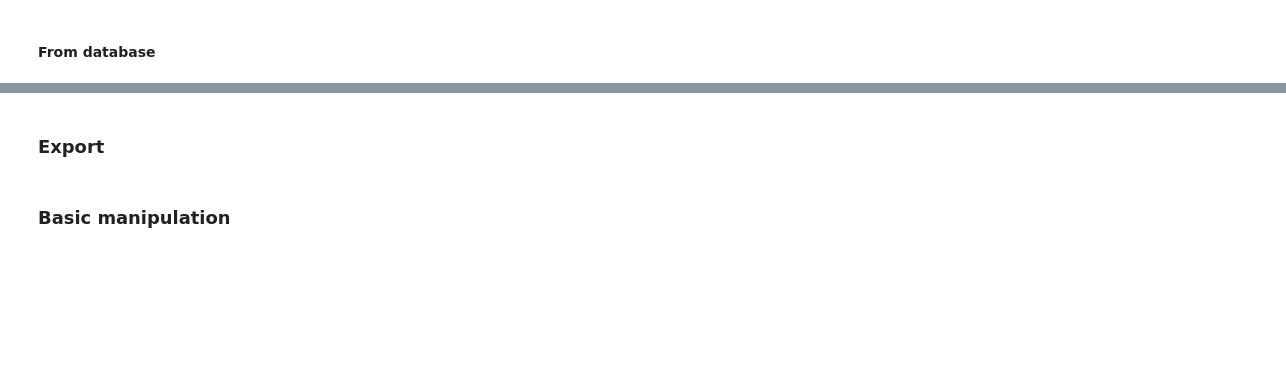
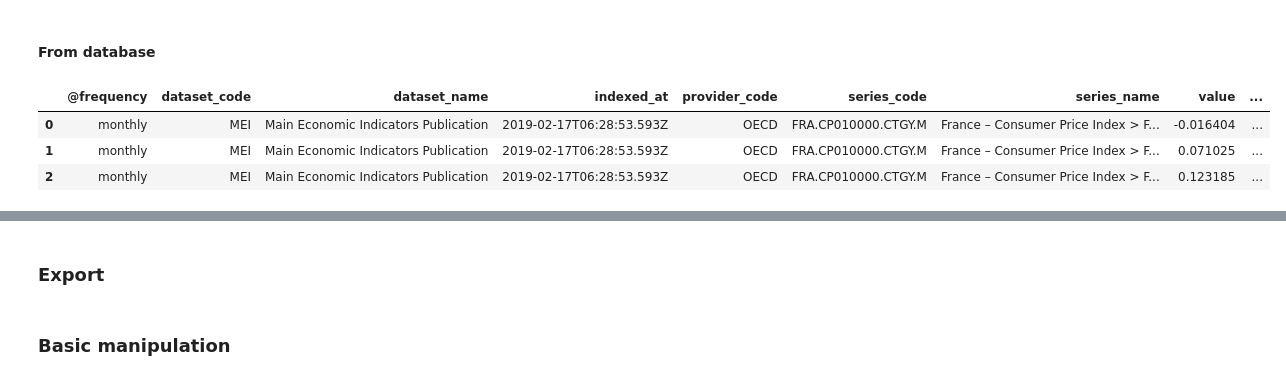
Before and after one commit to albop/modern_scientific_programming, a Jupyter notebook: Session_6/DataFrames.ipynb, the cells around one changed output, grey strips where cells are left out. Drawn from its saved outputs; the diff is of its cells as text; code cells hidden in the pictures; blank space fills up the shorter version.

```diff
--- a/Session_6/DataFrames.ipynb
+++ b/Session_6/DataFrames.ipynb
@@ -80,0 +172,7 @@ The following file formats map naturally to pandas DataFrames.
+# %%
+df_fra.head(3)
+# %% [output]
+|  | @frequency | dataset_code | dataset_name | indexed_at | provider_code | series_code | series_name | value | ... |
+| 0 | monthly | MEI | Main Economic Indicators Publication | 2019-02-17T06:28:53.593Z | OECD | FRA.CP010000.CTGY.M | France – Consumer Price Index > F... | -0.016404 | ... |
+| 1 | monthly | MEI | Main Economic Indicators Publication | 2019-02-17T06:28:53.593Z | OECD | FRA.CP010000.CTGY.M | France – Consumer Price Index > F... | 0.071025 | ... |
+| 2 | monthly | MEI | Main Economic Indicators Publication | 2019-02-17T06:28:53.593Z | OECD | FRA.CP010000.CTGY.M | France – Consumer Price Index > F... | 0.123185 | ... |
```
Also changed, not shown: parts of 48 cells of this notebook, 12 other files.
